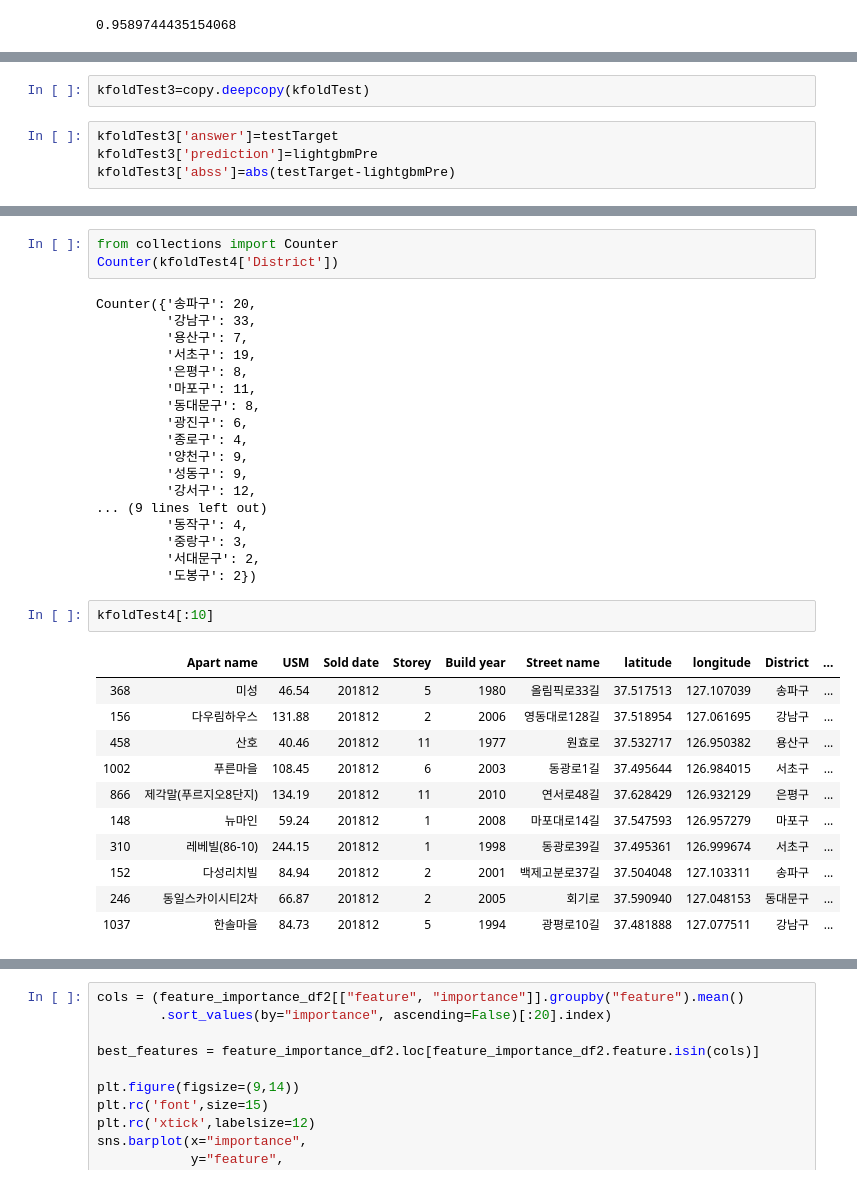
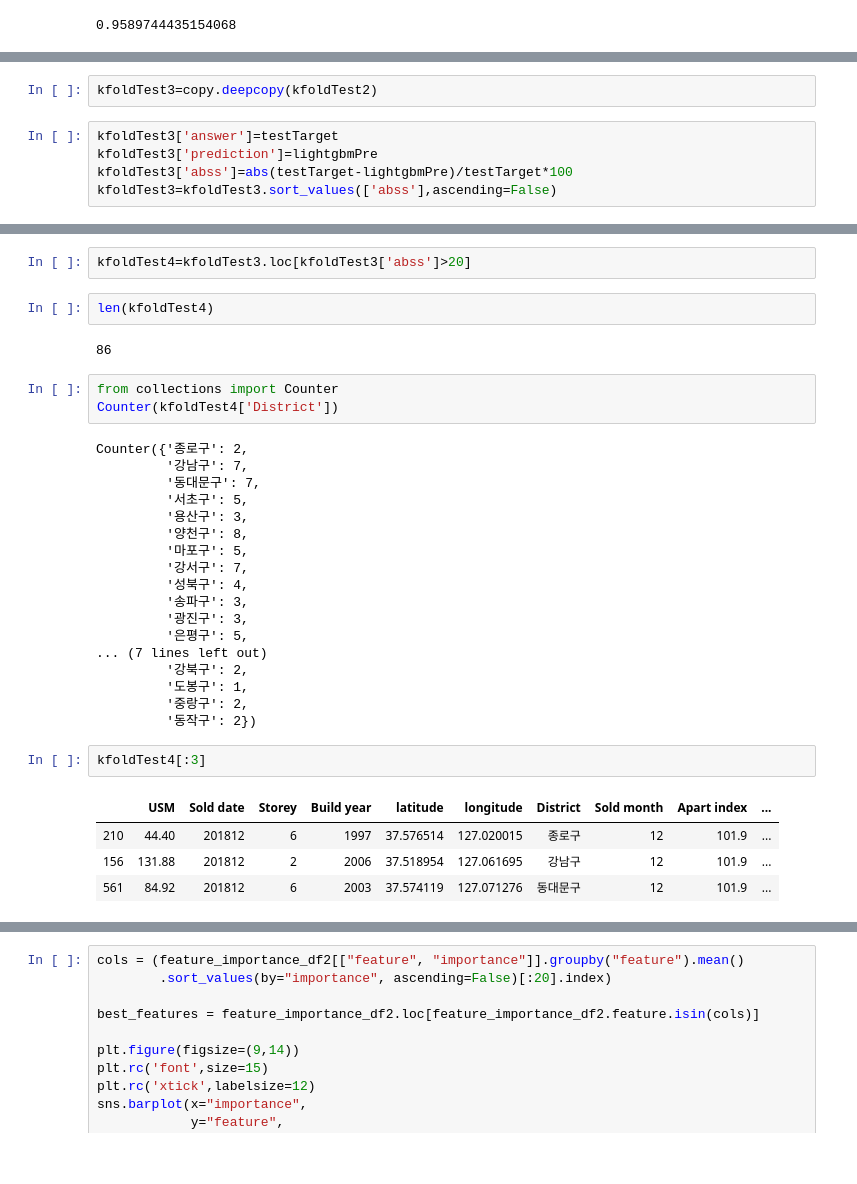
Before and after one commit to parapara157/RealEstate, a Jupyter notebook: 4.modeling.ipynb, the cells around one changed output, grey strips where cells are left out. Drawn from its saved outputs; the diff is of its cells as text; blank space fills up the shorter version.

```diff
--- a/4.modeling.ipynb
+++ b/4.modeling.ipynb
@@ -380,6 +380,7 @@ dtype: float64
 # %%
-kfoldTest3=copy.deepcopy(kfoldTest)
+kfoldTest3=copy.deepcopy(kfoldTest2)
 # %%
 kfoldTest3['answer']=testTarget
 kfoldTest3['prediction']=lightgbmPre
-kfoldTest3['abss']=abs(testTarget-lightgbmPre)
+kfoldTest3['abss']=abs(testTarget-lightgbmPre)/testTarget*100
+kfoldTest3=kfoldTest3.sort_values(['abss'],ascending=False)
@@ -390,35 +393,34 @@ kfoldTest4=kfoldTest3[:200]
+# %%
+kfoldTest4=kfoldTest3.loc[kfoldTest3['abss']>20]
+# %%
+len(kfoldTest4)
+# %% [output]
+86
 # %%
 from collections import Counter
 Counter(kfoldTest4['District'])
 # %% [output]
-Counter({'송파구': 20,
-         '강남구': 33,
-         '용산구': 7,
-         '서초구': 19,
-         '은평구': 8,
-         '마포구': 11,
-         '동대문구': 8,
-         '광진구': 6,
-         '종로구': 4,
-         '양천구': 9,
-         '성동구': 9,
-         '강서구': 12,
-... (9 lines left out)
-         '동작구': 4,
-         '중랑구': 3,
-         '서대문구': 2,
-         '도봉구': 2})
+Counter({'종로구': 2,
+         '강남구': 7,
+         '동대문구': 7,
+         '서초구': 5,
+         '용산구': 3,
+         '양천구': 8,
+         '마포구': 5,
+         '강서구': 7,
+         '성북구': 4,
+         '송파구': 3,
+         '광진구': 3,
+         '은평구': 5,
+... (7 lines left out)
+         '강북구': 2,
+         '도봉구': 1,
+         '중랑구': 2,
+         '동작구': 2})
 # %%
-kfoldTest4[:10]
+kfoldTest4[:3]
 # %% [output]
-|  | Apart name | USM | Sold date | Storey | Build year | Street name | latitude | longitude | District | ... |
-| 368 | 미성 | 46.54 | 201812 | 5 | 1980 | 올림픽로33길 | 37.517513 | 127.107039 | 송파구 | ... |
-| 156 | 다우림하우스 | 131.88 | 201812 | 2 | 2006 | 영동대로128길 | 37.518954 | 127.061695 | 강남구 | ... |
-| 458 | 산호 | 40.46 | 201812 | 11 | 1977 | 원효로 | 37.532717 | 126.950382 | 용산구 | ... |
-| 1002 | 푸른마을 | 108.45 | 201812 | 6 | 2003 | 동광로1길 | 37.495644 | 126.984015 | 서초구 | ... |
-| 866 | 제각말(푸르지오8단지) | 134.19 | 201812 | 11 | 2010 | 연서로48길 | 37.628429 | 126.932129 | 은평구 | ... |
-| 148 | 뉴마인 | 59.24 | 201812 | 1 | 2008 | 마포대로14길 | 37.547593 | 126.957279 | 마포구 | ... |
-| 310 | 레베빌(86-10) | 244.15 | 201812 | 1 | 1998 | 동광로39길 | 37.495361 | 126.999674 | 서초구 | ... |
-| 152 | 다성리치빌 | 84.94 | 201812 | 2 | 2001 | 백제고분로37길 | 37.504048 | 127.103311 | 송파구 | ... |
-| 246 | 동일스카이시티2차 | 66.87 | 201812 | 2 | 2005 | 회기로 | 37.590940 | 127.048153 | 동대문구 | ... |
-| 1037 | 한솔마을 | 84.73 | 201812 | 5 | 1994 | 광평로10길 | 37.481888 | 127.077511 | 강남구 | ... |
+|  | USM | Sold date | Storey | Build year | latitude | longitude | District | Sold month | Apart index | ... |
+| 210 | 44.40 | 201812 | 6 | 1997 | 37.576514 | 127.020015 | 종로구 | 12 | 101.9 | ... |
+| 156 | 131.88 | 201812 | 2 | 2006 | 37.518954 | 127.061695 | 강남구 | 12 | 101.9 | ... |
+| 561 | 84.92 | 201812 | 6 | 2003 | 37.574119 | 127.071276 | 동대문구 | 12 | 101.9 | ... |
```
Also changed, not shown: parts of 12 cells of this notebook, 3 other files.
